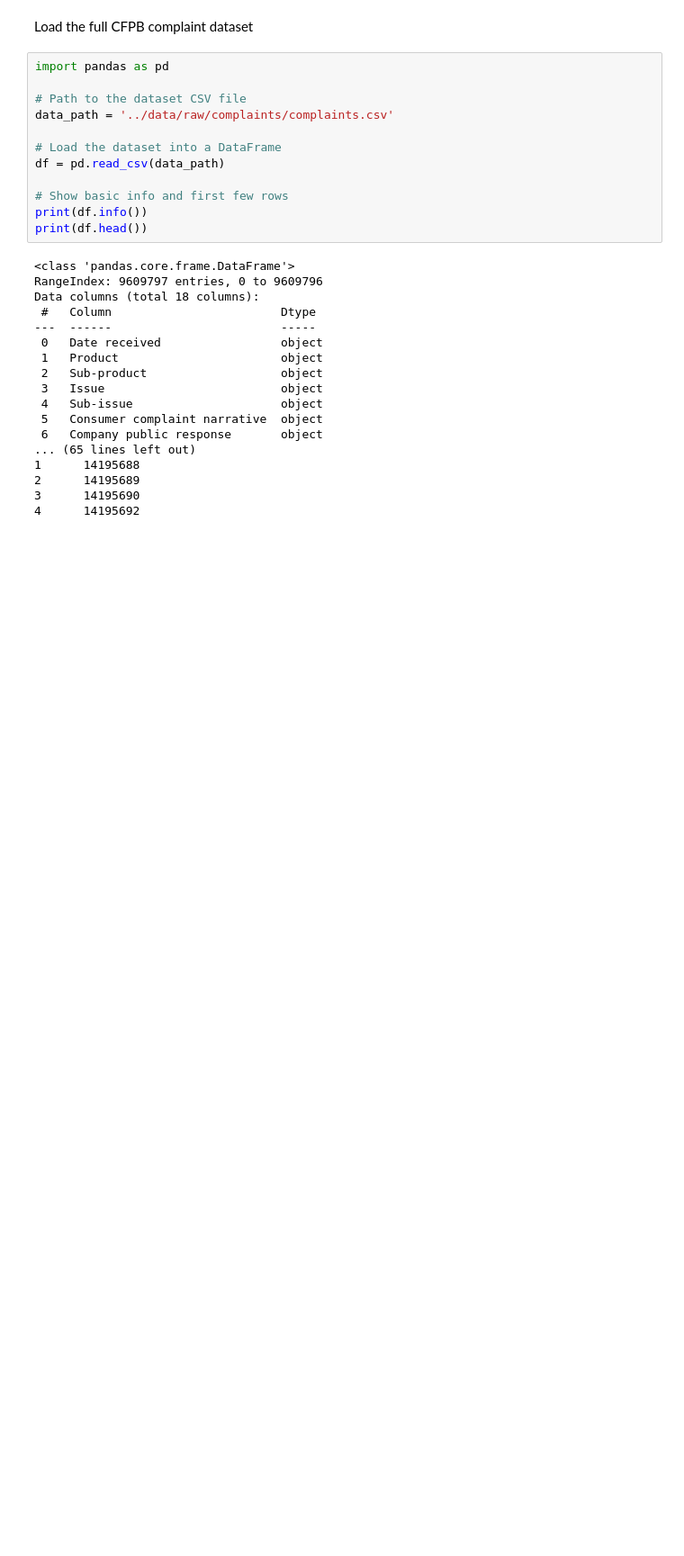
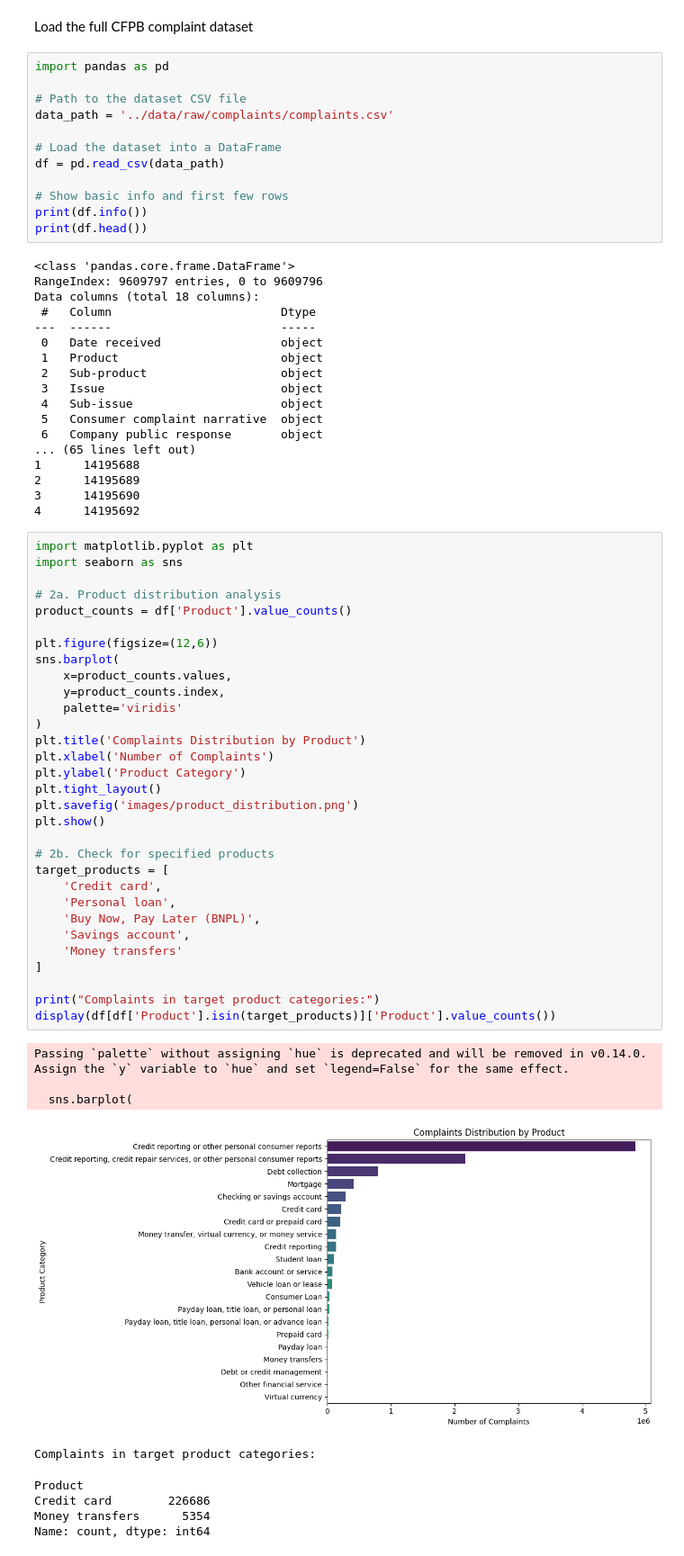
Before and after one commit to ruth22soft/Intelligent-Complaint-Analysis-for-Financial-Services, a Jupyter notebook: notebooks/eda.ipynb, the cells around one changed output. Shown: that part at 90% size. Drawn from its saved outputs; the diff is of its cells as text; blank space fills up the shorter version.

```diff
--- a/notebooks/eda.ipynb
+++ b/notebooks/eda.ipynb
@@ -30,3 +30,44 @@ Data columns (total 18 columns):
 2      14195689
 3      14195690
 4      14195692
+# %%
+import matplotlib.pyplot as plt
+import seaborn as sns
+
+# 2a. Product distribution analysis
+product_counts = df['Product'].value_counts()
+
+plt.figure(figsize=(12,6))
+sns.barplot(
+    x=product_counts.values,
+    y=product_counts.index,
+    palette='viridis'
+)
+plt.title('Complaints Distribution by Product')
+plt.xlabel('Number of Complaints')
+plt.ylabel('Product Category')
+plt.tight_layout()
+plt.savefig('images/product_distribution.png')
+plt.show()
+
+# 2b. Check for specified products
+target_products = [
+    'Credit card',
+    'Personal loan',
+    'Buy Now, Pay Later (BNPL)',
+    'Savings account',
+    'Money transfers'
+]
+
+print("Complaints in target product categories:")
+display(df[df['Product'].isin(target_products)]['Product'].value_counts())
+# %% [output]
+Passing `palette` without assigning `hue` is deprecated and will be removed in v0.14.0. Assign the `y` variable to `hue` and set `legend=False` for the same effect.
+
+  sns.barplot(
+[figure, added]
+Complaints in target product categories:
+Product
+Credit card        226686
+Money transfers      5354
+Name: count, dtype: int64
```
Also changed, not shown: parts of 7 cells of this notebook, 3 other files.
